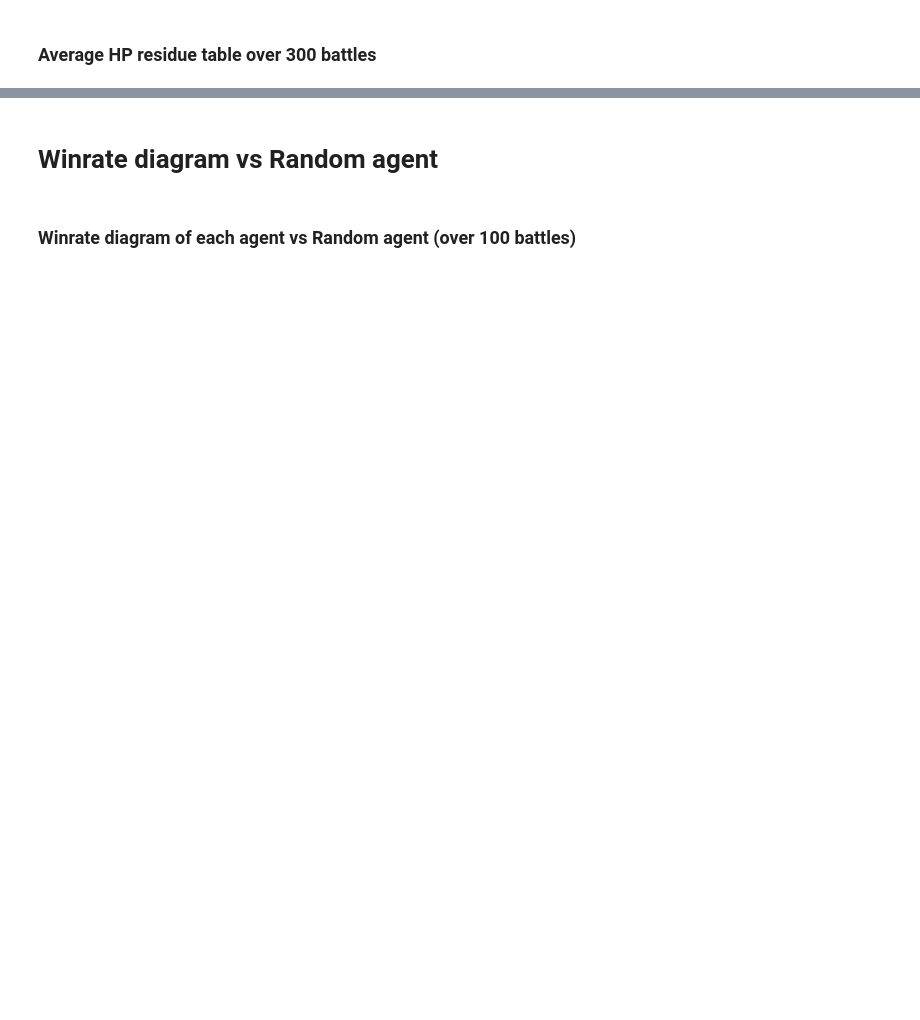
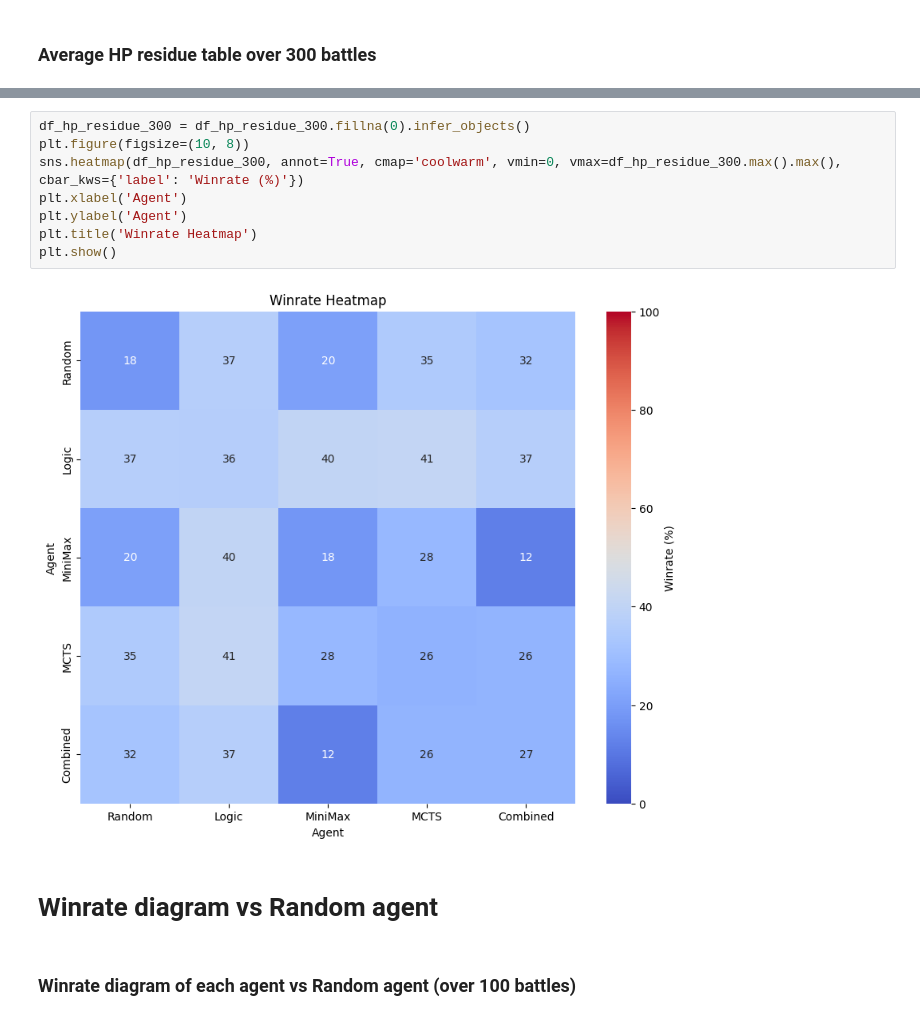
Before and after one commit to Giusgarus/Pokemon-battle-VGC, a Jupyter notebook: Agents/Statistics/generate_plots.ipynb, the cells around one changed output, grey strips where cells are left out. Cells and saved outputs as stored; diff of their text form; blank space fills up the shorter version.

```diff
--- a/Agents/Statistics/generate_plots.ipynb
+++ b/Agents/Statistics/generate_plots.ipynb
@@ -146,3 +126,13 @@ df_hp_residue_300
+# %%
+df_hp_residue_300 = df_hp_residue_300.fillna(0).infer_objects()
+plt.figure(figsize=(10, 8))
+sns.heatmap(df_hp_residue_300, annot=True, cmap='coolwarm', vmin=0, vmax=df_hp_residue_300.max().max(), cbar_kws={'label': 'Winrate (%)'})
+plt.xlabel('Agent')
+plt.ylabel('Agent')
+plt.title('Winrate Heatmap')
+plt.show()
+# %% [output]
+[figure, added]
 # %% [markdown]
 # Winrate diagram vs Random agent
 # %% [markdown]
```
Also changed, not shown: parts of 9 cells of this notebook.
